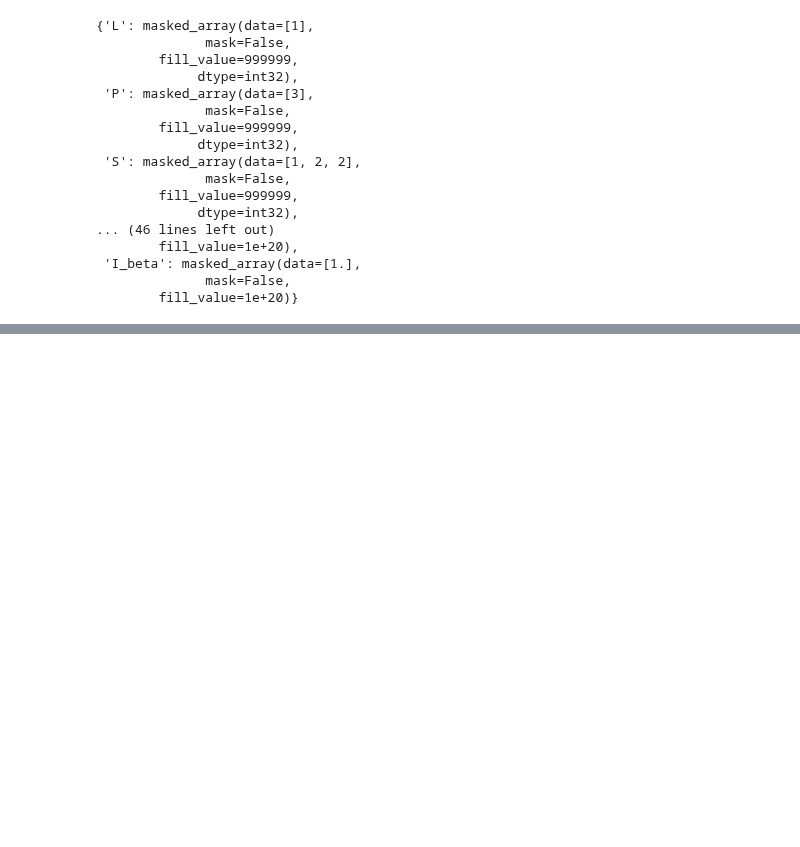
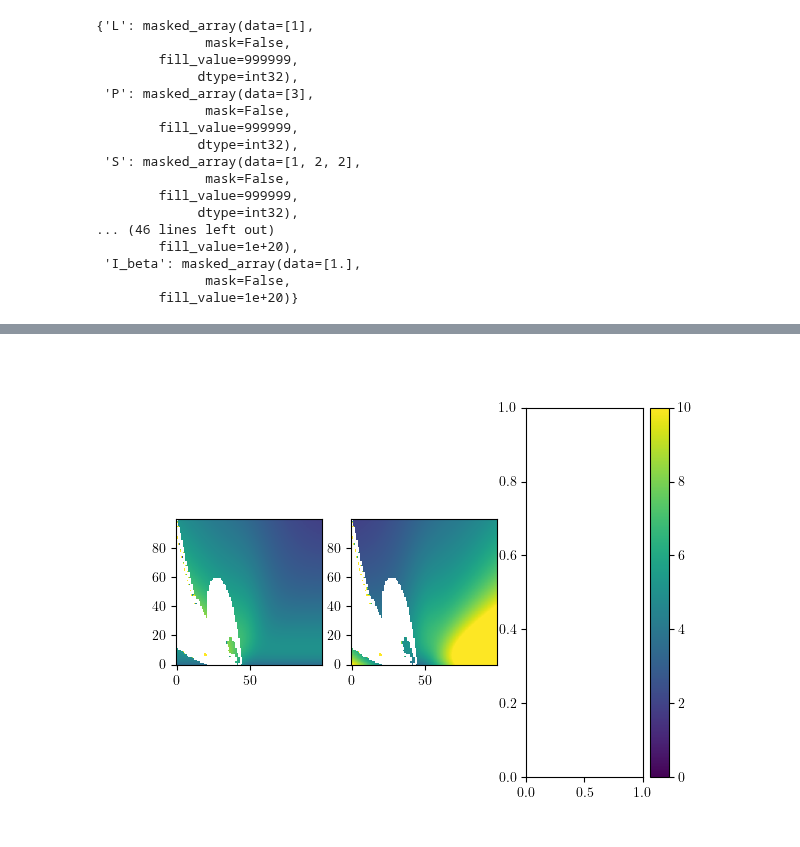
Before and after one commit to woxxel/DarkMatter, a Jupyter notebook: demo_scripts/two_mode_populations.ipynb, the cells around one changed output, grey strips where cells are left out. Cells and saved outputs as stored; diff of their text form; code cells hidden in the pictures; blank space fills up the shorter version.

```diff
--- a/demo_scripts/two_mode_populations.ipynb
+++ b/demo_scripts/two_mode_populations.ipynb
@@ -279,8 +266,8 @@ params
 fig, ax = plt.subplots(1,3)
 key = "delta"
 ax[0].imshow(res[key][0,...],origin="lower",vmin=0,vmax=10)
-ax[1].imshow(res[key][1,...],origin="lower",vmin=0,vmax=10)
-ax_cb = ax[2].imshow(res[key][2,...],origin="lower",vmin=0,vmax=10)
+ax_cb = ax[1].imshow(res[key][1,...],origin="lower",vmin=0,vmax=10)
+# ax_cb = ax[2].imshow(res[key][2,...],origin="lower",vmin=0,vmax=10)
 plt.colorbar(ax_cb)
 plt.show()
 # %% [output]
@@ -289,3 +274,4 @@ plt.show()
+[figure, added]
 # %%
 p=0
 nu_1 = get_nu_bar(res['gamma'][0,...],res['delta'][0,...],res['rate_max'][0,...])
```
Also changed, not shown: parts of 7 cells of this notebook, 6 other files.
